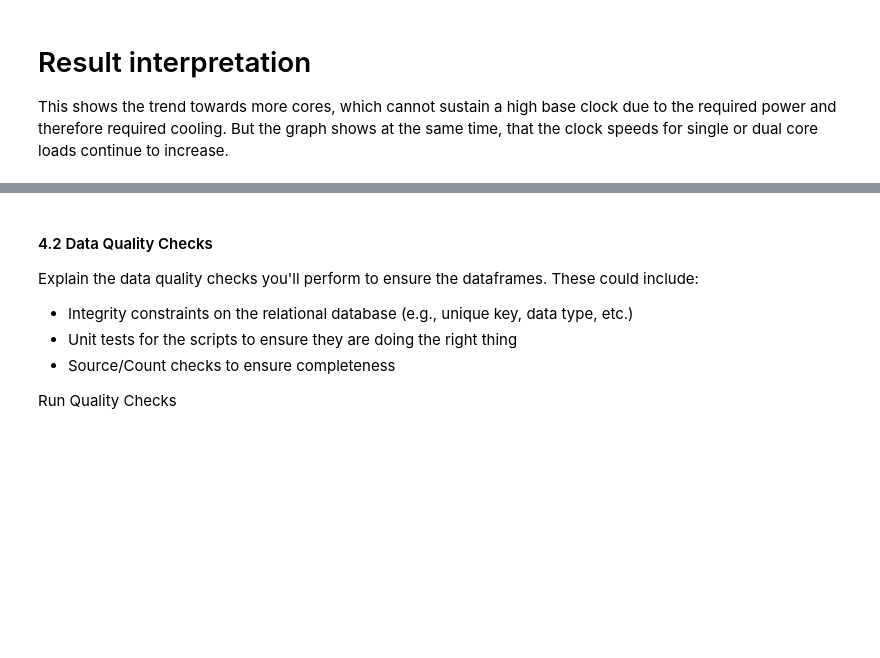
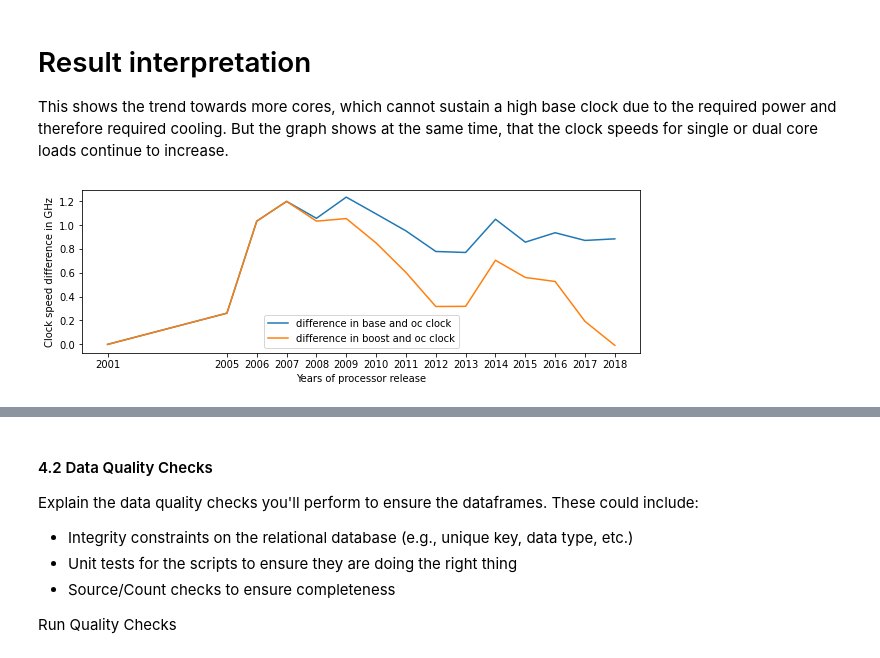
Before and after one commit to inf19025/data-science, a Jupyter notebook: projekt/DataScience Project Template.ipynb, the cells around one changed output, grey strips where cells are left out. Drawn from its saved outputs; the diff is of its cells as text; code cells hidden in the pictures; blank space fills up the shorter version.

```diff
--- a/projekt/DataScience Project Template.ipynb
+++ b/projekt/DataScience Project Template.ipynb
@@ -267,3 +267,20 @@ plt.show()
 # %% [markdown]
 # Result interpretation
 This shows the trend towards more cores, which cannot sustain a high base clock due to the required power and therefore required cooling. But the graph shows at the same time, that the clock speeds for single or dual core loads continue to increase.
+# %%
+base_diff = []
+boost_diff = []
+for year in release_years:
+  base_diff.append(overclock_data[overclock_data['release'] == year]['oc_diff'].mean())
+  boost_diff.append(overclock_data[overclock_data['release'] == year]['oc_boost_diff'].mean())
+
+plt.figure(figsize=(10,3))
+plt.plot(release_years,base_diff, label='difference in base and oc clock')
+plt.plot(release_years,boost_diff, label='difference in boost and oc clock')
+plt.xticks(release_years)
+plt.ylabel('Clock speed difference in GHz')
+plt.xlabel('Years of processor release')
+plt.legend()
+plt.show()
+# %% [output]
+[figure, added]
```
Also changed, not shown: parts of 1 cell of this notebook.
